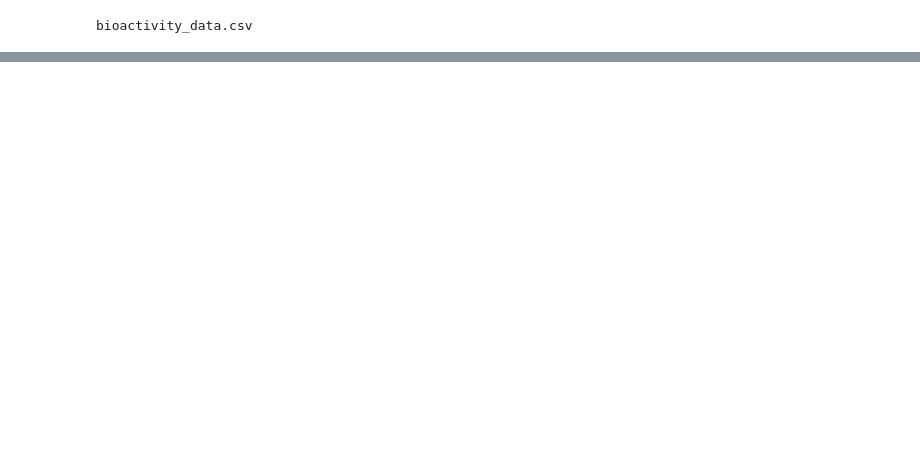
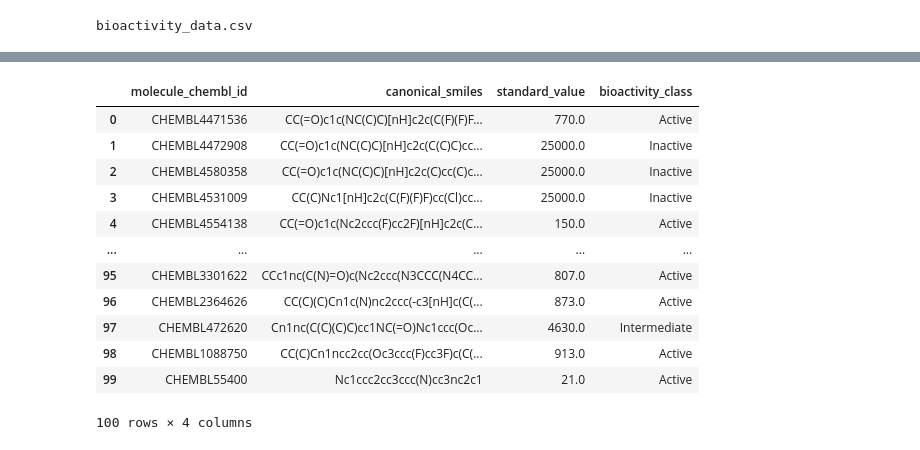
Before and after one commit to DeolaRichard/Bioinformatics, a Jupyter notebook: Copy_of_jupyter.ipynb, the cells around one changed output, grey strips where cells are left out. Saved outputs shown, nothing was run; the diff lists cells and outputs as text; code cells hidden in the pictures; blank space fills up the shorter version.

```diff
--- a/Copy_of_jupyter.ipynb
+++ b/Copy_of_jupyter.ipynb
@@ -87,0 +137,31 @@ bioactivity_data.csv
+# %%
+mol_cid = []
+for i in df2.molecule_chembl_id:
+  mol_cid.append(i)
+# %%
+canonical_smiles = []
+for i in df2.canonical_smiles:
+  canonical_smiles.append(i)
+# %%
+standard_value = []
+for i in df2.standard_value:
+  standard_value.append(i)
+# %%
+data_tuples = list(zip(mol_cid, canonical_smiles, standard_value, bioactivity_class))
+df3 = pd.DataFrame( data_tuples, columns = ['molecule_chembl_id', 'canonical_smiles', 'standard_value', 'bioactivity_class'])
+# %%
+df3
+# %% [output]
+|  | molecule_chembl_id | canonical_smiles | standard_value | bioactivity_class |
+| 0 | CHEMBL4471536 | CC(=O)c1c(NC(C)C)[nH]c2c(C(F)(F)F... | 770.0 | Active |
+| 1 | CHEMBL4472908 | CC(=O)c1c(NC(C)C)[nH]c2c(C(C)C)cc... | 25000.0 | Inactive |
+| 2 | CHEMBL4580358 | CC(=O)c1c(NC(C)C)[nH]c2c(C)cc(C)c... | 25000.0 | Inactive |
+| 3 | CHEMBL4531009 | CC(C)Nc1[nH]c2c(C(F)(F)F)cc(Cl)cc... | 25000.0 | Inactive |
+| 4 | CHEMBL4554138 | CC(=O)c1c(Nc2ccc(F)cc2F)[nH]c2c(C... | 150.0 | Active |
+| ... | ... | ... | ... | ... |
+| 95 | CHEMBL3301622 | CCc1nc(C(N)=O)c(Nc2ccc(N3CCC(N4CC... | 807.0 | Active |
+| 96 | CHEMBL2364626 | CC(C)(C)Cn1c(N)nc2ccc(-c3[nH]c(C(... | 873.0 | Active |
+| 97 | CHEMBL472620 | Cn1nc(C(C)(C)C)cc1NC(=O)Nc1ccc(Oc... | 4630.0 | Intermediate |
+| 98 | CHEMBL1088750 | CC(C)Cn1ncc2cc(Oc3ccc(F)cc3F)c(C(... | 913.0 | Active |
+| 99 | CHEMBL55400 | Nc1ccc2cc3ccc(N)cc3nc2c1 | 21.0 | Active |
+100 rows × 4 columns
```
Also changed, not shown: parts of 7 cells of this notebook.
